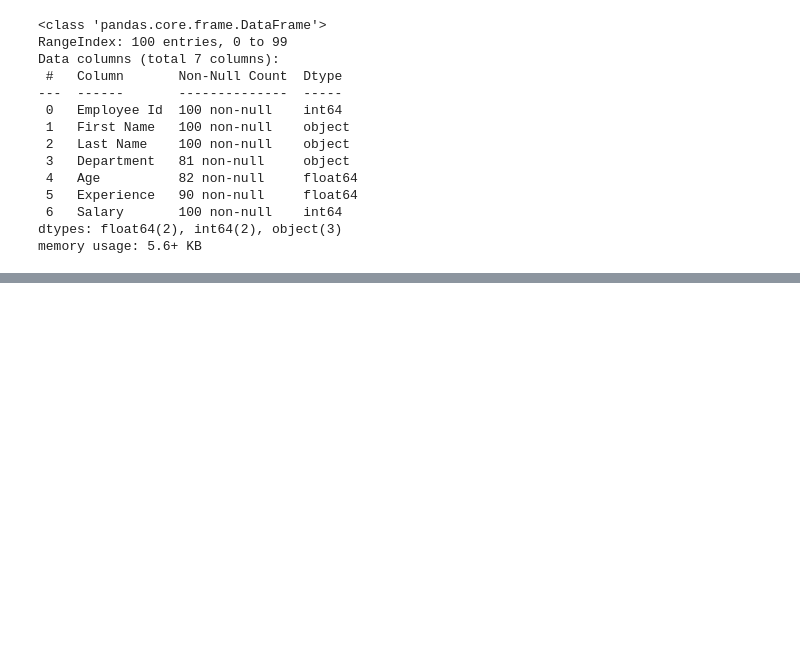
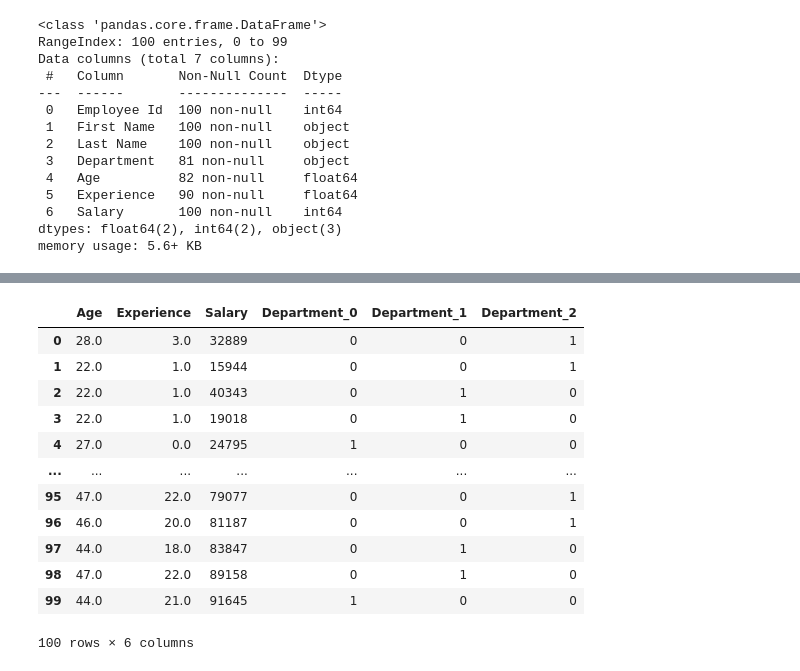
Before and after one commit to ardranijesh/Data-science-study, a Jupyter notebook: ML/Machine Learning.ipynb, the cells around one changed output, grey strips where cells are left out. Cells and saved outputs as stored; diff of their text form; code cells hidden in the pictures; blank space fills up the shorter version.

```diff
--- a/ML/Machine Learning.ipynb
+++ b/ML/Machine Learning.ipynb
@@ -146,0 +200,2 @@ for i in list(df.select_dtypes(exclude=['object']).columns)[1:]:
+# %%
+df_1 = df.iloc[:,3:]
@@ -146,0 +219,2 @@ for i in list(df.select_dtypes(exclude=['object']).columns)[1:]:
+# %%
+df_1['Experience'] = df_1['Experience'].fillna(df_1['Experience'].mean())
@@ -146,0 +236,4 @@ for i in list(df.select_dtypes(exclude=['object']).columns)[1:]:
+# %%
+# Label Encoder
+df_1['Department'] = df_1['Department'].astype('category')
+df_1['Department'] = df_1['Department'].cat.codes
@@ -146,0 +249,19 @@ for i in list(df.select_dtypes(exclude=['object']).columns)[1:]:
+# %%
+# One Hot Encoder
+df_1 = pd.get_dummies(df_1, columns=['Department'])
+# %%
+df_1
+# %% [output]
+|  | Age | Experience | Salary | Department_0 | Department_1 | Department_2 |
+| 0 | 28.0 | 3.0 | 32889 | 0 | 0 | 1 |
+| 1 | 22.0 | 1.0 | 15944 | 0 | 0 | 1 |
+| 2 | 22.0 | 1.0 | 40343 | 0 | 1 | 0 |
+| 3 | 22.0 | 1.0 | 19018 | 0 | 1 | 0 |
+| 4 | 27.0 | 0.0 | 24795 | 1 | 0 | 0 |
+| ... | ... | ... | ... | ... | ... | ... |
+| 95 | 47.0 | 22.0 | 79077 | 0 | 0 | 1 |
+| 96 | 46.0 | 20.0 | 81187 | 0 | 0 | 1 |
+| 97 | 44.0 | 18.0 | 83847 | 0 | 1 | 0 |
+| 98 | 47.0 | 22.0 | 89158 | 0 | 1 | 0 |
+| 99 | 44.0 | 21.0 | 91645 | 1 | 0 | 0 |
+100 rows × 6 columns
```
Also changed, not shown: parts of 28 cells of this notebook.
